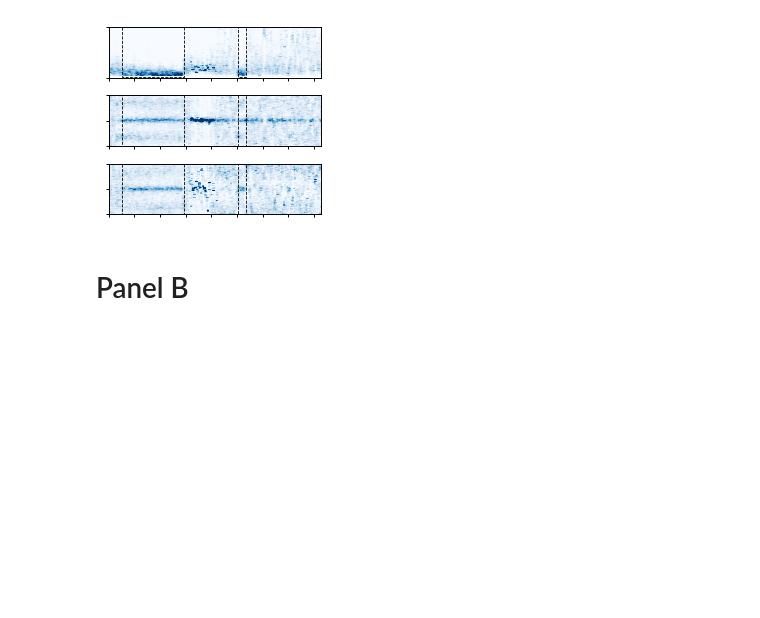
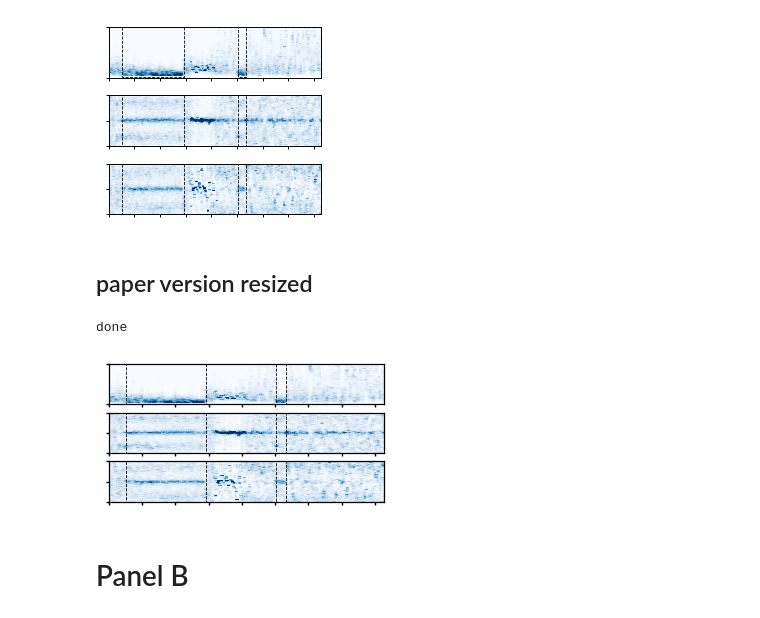
Before and after one commit to liamshock/Dynamics_of_dominance, a Jupyter notebook: figures_code/fig3.ipynb, the cells around one changed output. Saved outputs shown, nothing was run; the diff lists cells and outputs as text; code cells hidden in the pictures; blank space fills up the shorter version.

Commit message:
updating the figures notebooks for journal submission

```diff
--- a/figures_code/fig3.ipynb
+++ b/figures_code/fig3.ipynb
@@ -694,3 +694,5 @@ done
 fig
 # %% [output]
 [figure]
+# %% [markdown]
+## paper version resized
@@ -697,3 +905,23 @@ fig
+# %%
+figsavepath = '/home/liam/temp/image_transfer/fig3_A.png'
+
+fig, axs =  make_dpp_tetW_tetL_windowed_dist_figure_paper_resized(expName,
+                                                    dpp_heatmap, tetW_heatmap, tetL_heatmap,
+                                                    dpp_bins, tet_bins, exp_time_wins,
+                                                    fig_width=3.55, fig_height=1.8,
+                                                    conclusive_winner=True,
+                                                    dpp_vmax=200, tet_vmax=120, num_xticks=10,
+                                                    cmap='Blues', fps=100, use_cbar=False,
+                                                    fight_bout_info_list=fight_bout_info_list)
+# save the figure
+fig.savefig(figsavepath, dpi=900, transparent=True)# pad_inches=0.1)
+print('done')
+# %% [output]
+done
+# %%
+fig
+# %% [output]
+[figure, added]
 # %% [markdown]
 # Panel B
 # %%
```
Also changed, not shown: parts of 16 cells of this notebook, 9 other files.
